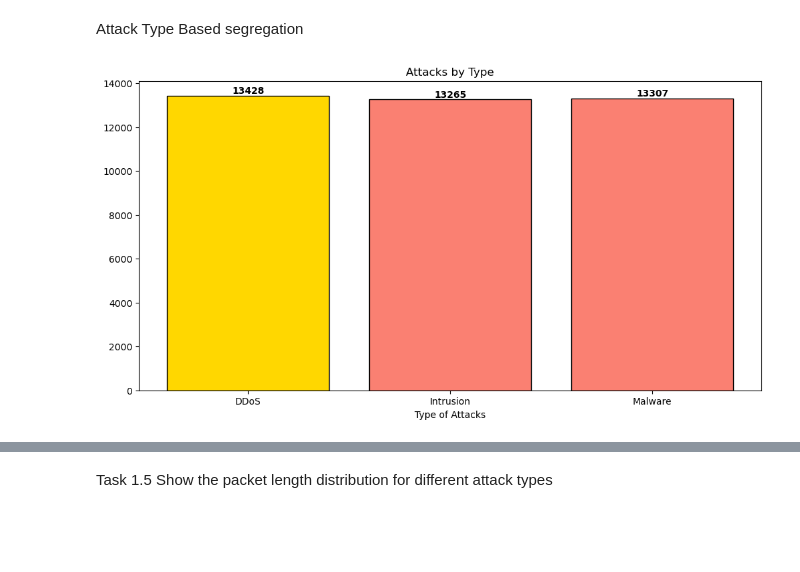
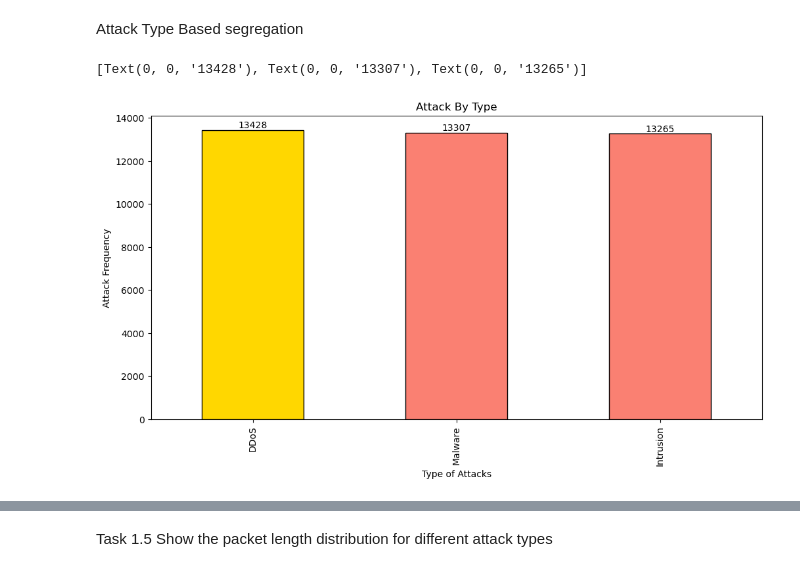
Before and after one commit to Shounaks/SIT719_Analytics_For_Security_And_Privacy, a Jupyter notebook: task-5.1C.ipynb, the cells around one changed output, grey strips where cells are left out. Cells and saved outputs as stored; diff of their text form; code cells hidden in the pictures; blank space fills up the shorter version.

```diff
--- a/task-5.1C.ipynb
+++ b/task-5.1C.ipynb
@@ -151,23 +157,12 @@ plt.show()
 # %% [markdown]
 Attack Type Based segregation
 # %%
-#df['Attack Type'].unique() # array(['Malware', 'DDoS', 'Intrusion'], dtype=object)
-attack_type_groups = df.groupby('Attack Type').size().reset_index(name='count')
-
-# Plot the groups
-plt.figure(figsize=(12, 6))
-plt.title("Attacks by Type")
-plt.xlabel("Type of Attacks")
-x_axis = pd.Categorical(attack_type_groups['Attack Type'])
-y_axis = attack_type_groups['count']
-
-bars = plt.bar(x_axis, y_axis, color=colors, edgecolor='black')
-
-for i,bar in enumerate(bars, start=1):
-    height = bar.get_height()
-    plt.text(bar.get_x() + bar.get_width()/2, height, f'{height}', ha='center', va='bottom', fontsize=10, fontweight='bold', color='black')
+ax = (df['Attack Type'].value_counts()
+      .plot(kind='bar',xlabel='Type of Attacks', ylabel='Attack Frequency', figsize=(12, 6), title='Attack By Type', color=['gold', 'salmon','salmon'], edgecolor='black'))
+ax.bar_label(ax.containers[0])
 # %% [output]
+[Text(0, 0, '13428'), Text(0, 0, '13307'), Text(0, 0, '13265')]
-[figure, old version]
+[figure, new version]
 # %%
 
 # Convert 'Timestamp' to datetime format
```
Also changed, not shown: parts of 7 cells of this notebook, 11 other files.
